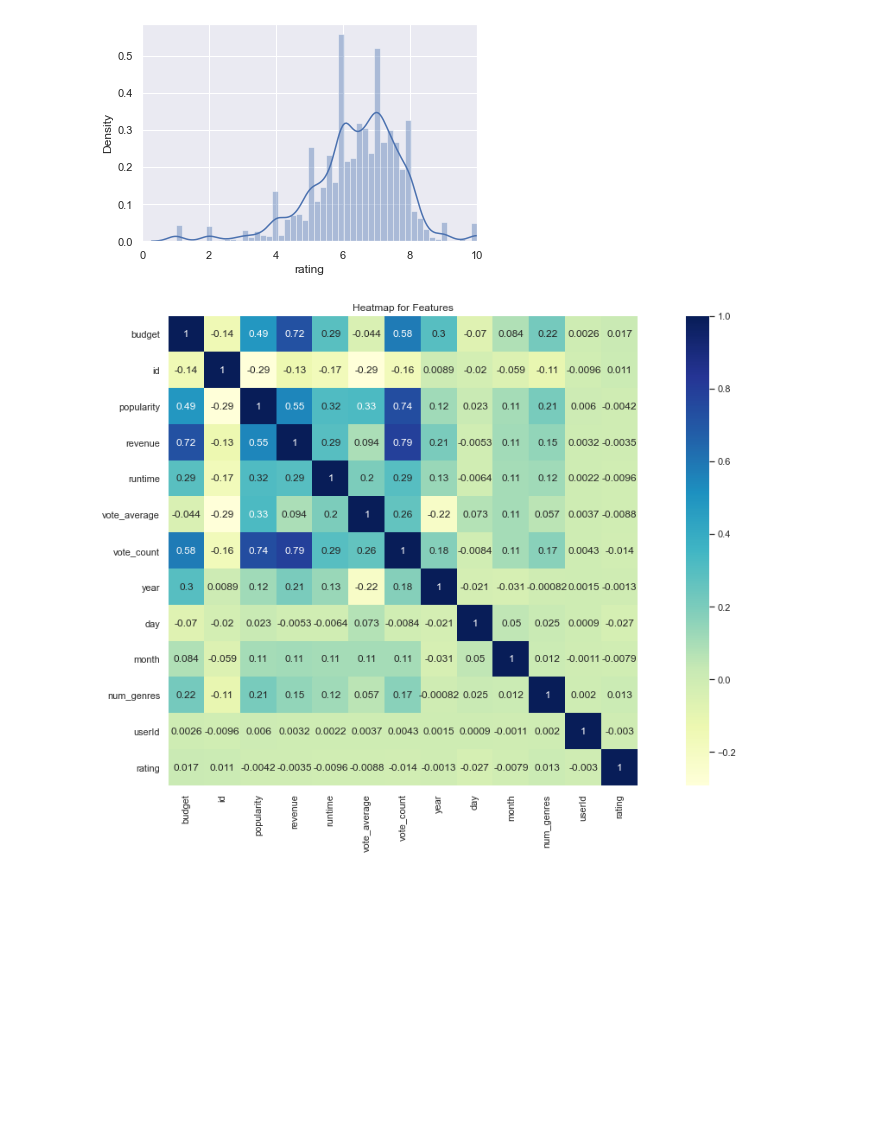
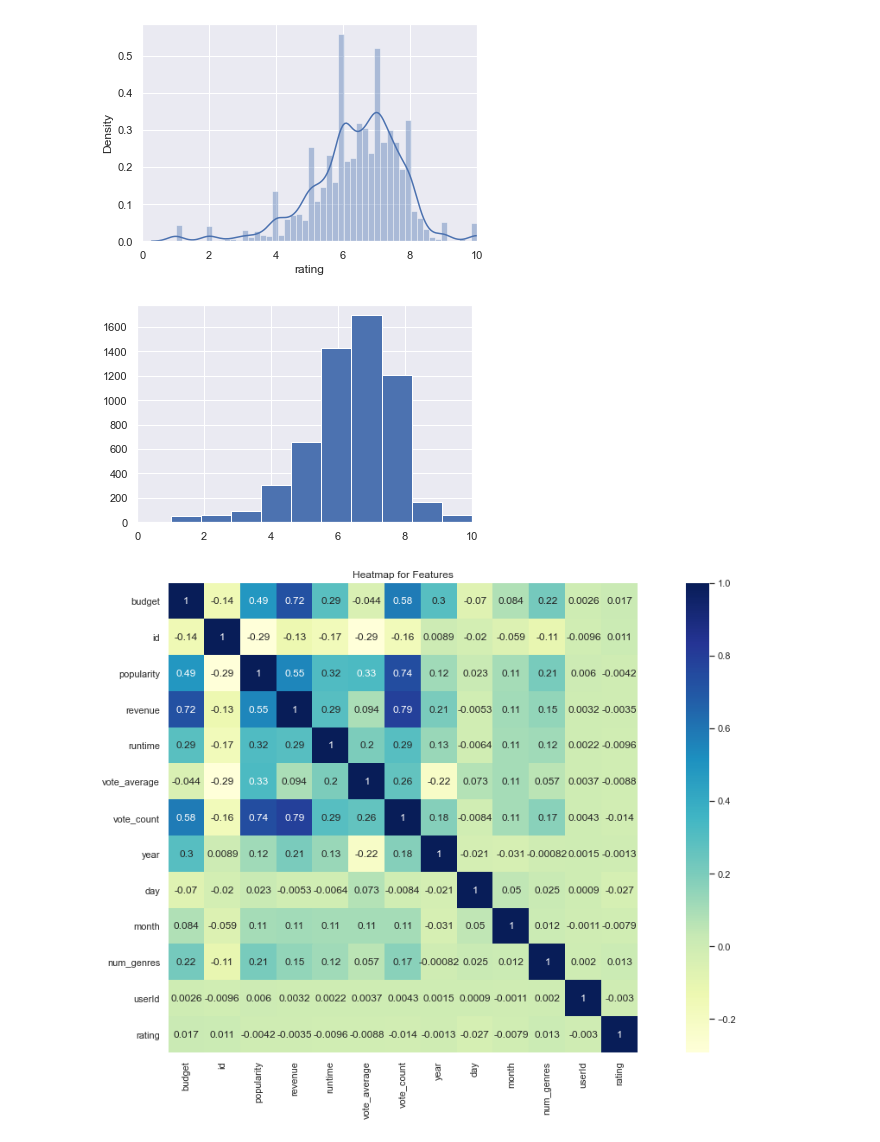
Before and after one commit to sathwikkes/Movie-Recommender-System, a Jupyter notebook: moviedataproject.ipynb, the cells around one changed output. Drawn from its saved outputs; the diff is of its cells as text; code cells hidden in the pictures; blank space fills up the shorter version.

```diff
--- a/moviedataproject.ipynb
+++ b/moviedataproject.ipynb
@@ -1604,6 +1604,12 @@ _ = plt.xlim([0,10])
 plt.show()
 # %% [output]
 [figure]
+# %%
+_ = plt.hist(ratings_df['rating'], bins=10)
+_ = plt.xlim([0,10])
+plt.show()
+# %% [output]
+[figure, added]
 # %%
 _ = plt.figure(figsize=(20,10))
 _ = sns.heatmap(combined_df.corr(), square=True, cmap="YlGnBu", annot=True)
```
Also changed, not shown: parts of 27 cells of this notebook.
